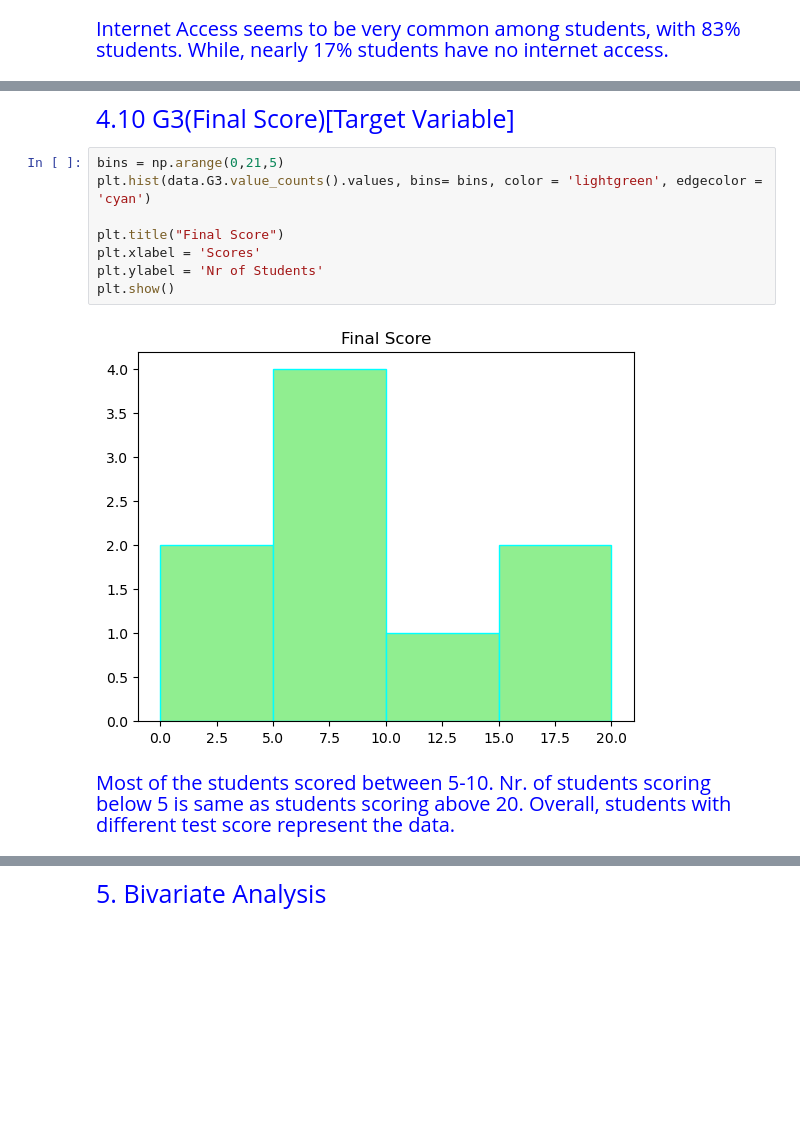
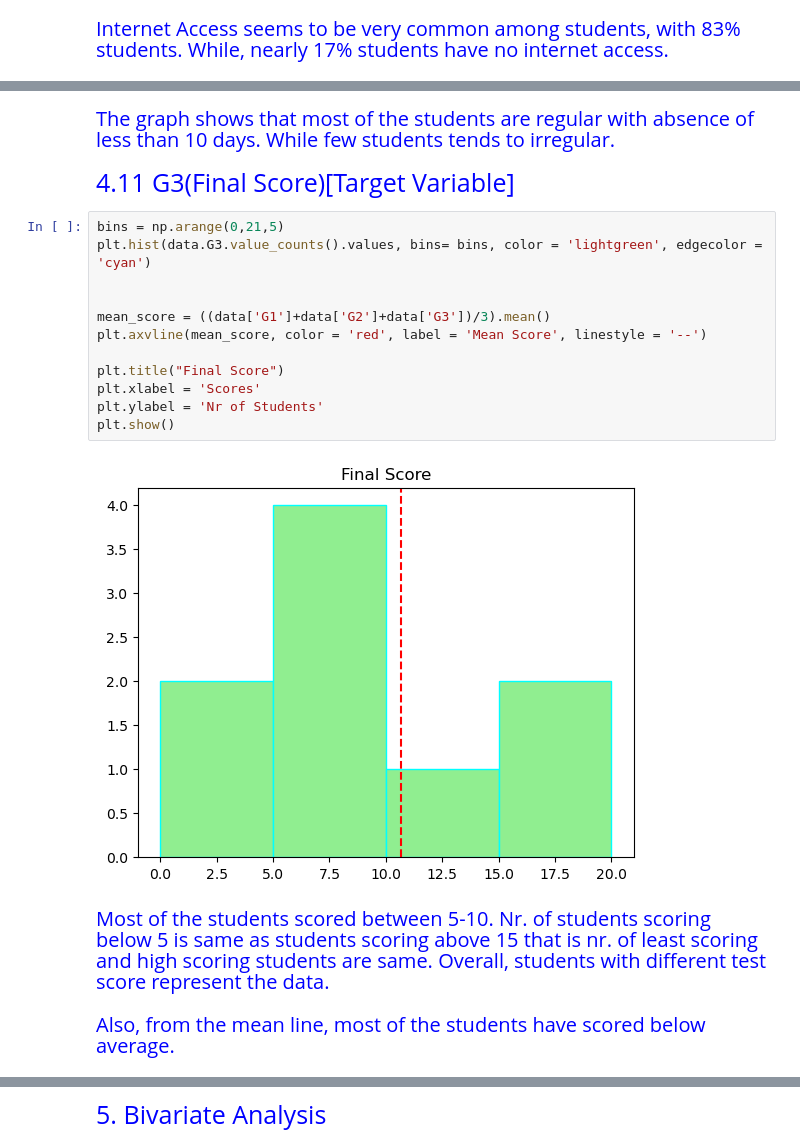
Before and after one commit to Kartika-Nidhi/DS_projects, a Jupyter notebook: StudentPerformanceAnalysis.ipynb, the cells around one changed output, grey strips where cells are left out. Cells and saved outputs as stored; diff of their text form; blank space fills up the shorter version.

```diff
--- a/StudentPerformanceAnalysis.ipynb
+++ b/StudentPerformanceAnalysis.ipynb
@@ -256,18 +267,26 @@ access.
+# %% [markdown]
+<div style = "color:blue; font-size:20px">The graph shows that most of the students are regular with absence of less than 10 days. While few students tends to irregular.
 # %% [markdown]
-<div style = "color:blue; font-size:25px">4.10 G3(Final Score)[Target Variable]
+<div style = "color:blue; font-size:25px">4.11 G3(Final Score)[Target Variable]
 # %%
 bins = np.arange(0,21,5)
 plt.hist(data.G3.value_counts().values, bins= bins, color = 'lightgreen', edgecolor = 'cyan')
+
+
+mean_score = ((data['G1']+data['G2']+data['G3'])/3).mean()
+plt.axvline(mean_score, color = 'red', label = 'Mean Score', linestyle = '--')
 
 plt.title("Final Score")
 plt.xlabel = 'Scores'
 plt.ylabel = 'Nr of Students'
 plt.show()
 # %% [output]
-[figure, old version]
+[figure, new version]
 # %% [markdown]
-<div style = "color:blue; font-size:20px">Most of the students scored between 5-10. Nr. of students scoring below 5 is same as students scoring above 20.
+<div style = "color:blue; font-size:20px">Most of the students scored between 5-10. Nr. of students scoring below 5 is same as students scoring above 15 that is nr. of least scoring and high scoring students are same.
 Overall, students with different test score represent the data.
+# %% [markdown]
+<div style = "color:blue; font-size:20px">Also, from the mean line, most of the students have scored below average.
 # %% [markdown]
 <div>
 # %% [markdown]
```
Also changed, not shown: parts of 2 cells of this notebook.
